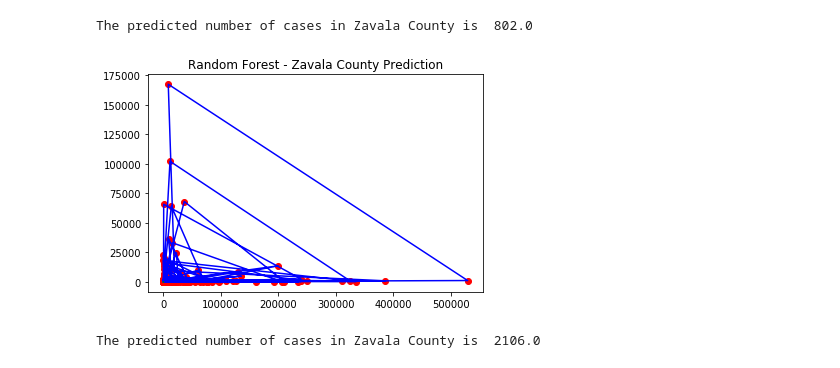
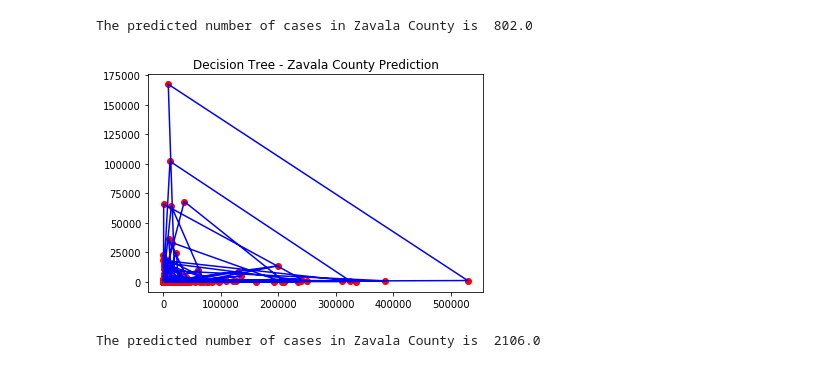
Before and after one commit to HarinB4/Covid-19DataProject, a Jupyter notebook: src/Stage_III/Taylor/Stage III Member Task I and II.ipynb, the cells around one changed output. Cells and saved outputs as stored; diff of their text form; code cells hidden in the pictures.

```diff
--- a/src/Stage_III/Taylor/Stage III Member Task I and II.ipynb
+++ b/src/Stage_III/Taylor/Stage III Member Task I and II.ipynb
@@ -995,14 +995,14 @@ The predicted number of cases in Zavala County is  802.0
 # %%
 regressor = DecisionTreeRegressor(random_state=0)
 regressor.fit(X,y.ravel())
 plt.scatter(X[:,0], y, color = 'red')
 plt.plot(X[:,0], regressor.predict(X), color = 'blue')
 plt.plot(x.Day, lm.predict(x), color ='green')
-plt.title('Random Forest - Zavala County Prediction')
+plt.title('Decision Tree - Zavala County Prediction')
 plt.show()
 predicted_cases = regressor.predict([[1022, 369,942,2383,10339]])
 # %% [output]
-[figure, old version]
+[figure, new version]
 # %%
 print('The predicted number of cases in Zavala County is ', predicted_cases[0].round())
 # %% [output]
```
Also changed, not shown: 1 other file.
